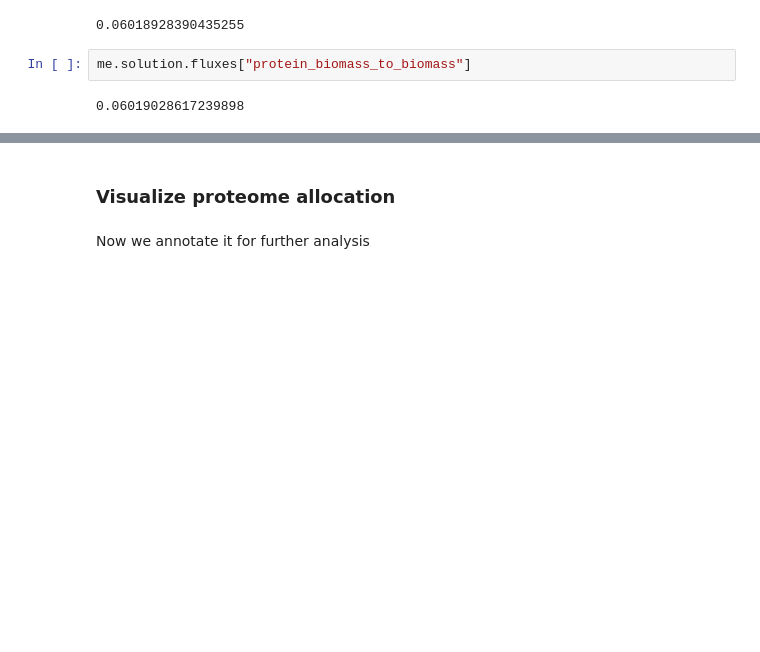
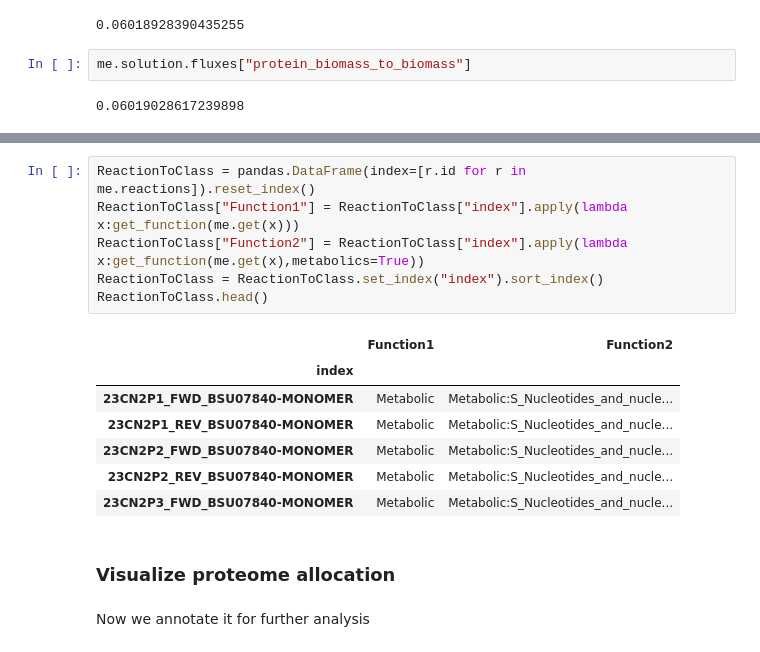
Before and after one commit to jdtibochab/coralme, a Jupyter notebook: tutorials/Tutorial 6 - Calculating proteome allocation/Tutorial 6.ipynb, the cells around one changed output, grey strips where cells are left out. Saved outputs shown, nothing was run; the diff lists cells and outputs as text; blank space fills up the shorter version.

```diff
--- a/tutorials/Tutorial 6 - Calculating proteome allocation/Tutorial 6.ipynb
+++ b/tutorials/Tutorial 6 - Calculating proteome allocation/Tutorial 6.ipynb
@@ -176,3 +162,17 @@ me.solution.fluxes["protein_biomass_to_biomass"]
+# %%
+ReactionToClass = pandas.DataFrame(index=[r.id for r in me.reactions]).reset_index()
+ReactionToClass["Function1"] = ReactionToClass["index"].apply(lambda x:get_function(me.get(x)))
+ReactionToClass["Function2"] = ReactionToClass["index"].apply(lambda x:get_function(me.get(x),metabolics=True))
+ReactionToClass = ReactionToClass.set_index("index").sort_index()
+ReactionToClass.head()
+# %% [output]
+|  | Function1 | Function2 |
+| index |  |  |
+| 23CN2P1_FWD_BSU07840-MONOMER | Metabolic | Metabolic:S_Nucleotides_and_nucle... |
+| 23CN2P1_REV_BSU07840-MONOMER | Metabolic | Metabolic:S_Nucleotides_and_nucle... |
+| 23CN2P2_FWD_BSU07840-MONOMER | Metabolic | Metabolic:S_Nucleotides_and_nucle... |
+| 23CN2P2_REV_BSU07840-MONOMER | Metabolic | Metabolic:S_Nucleotides_and_nucle... |
+| 23CN2P3_FWD_BSU07840-MONOMER | Metabolic | Metabolic:S_Nucleotides_and_nucle... |
 # %% [markdown]
 ### Visualize proteome allocation
 # %% [markdown]
```
Also changed, not shown: parts of 7 cells of this notebook.
